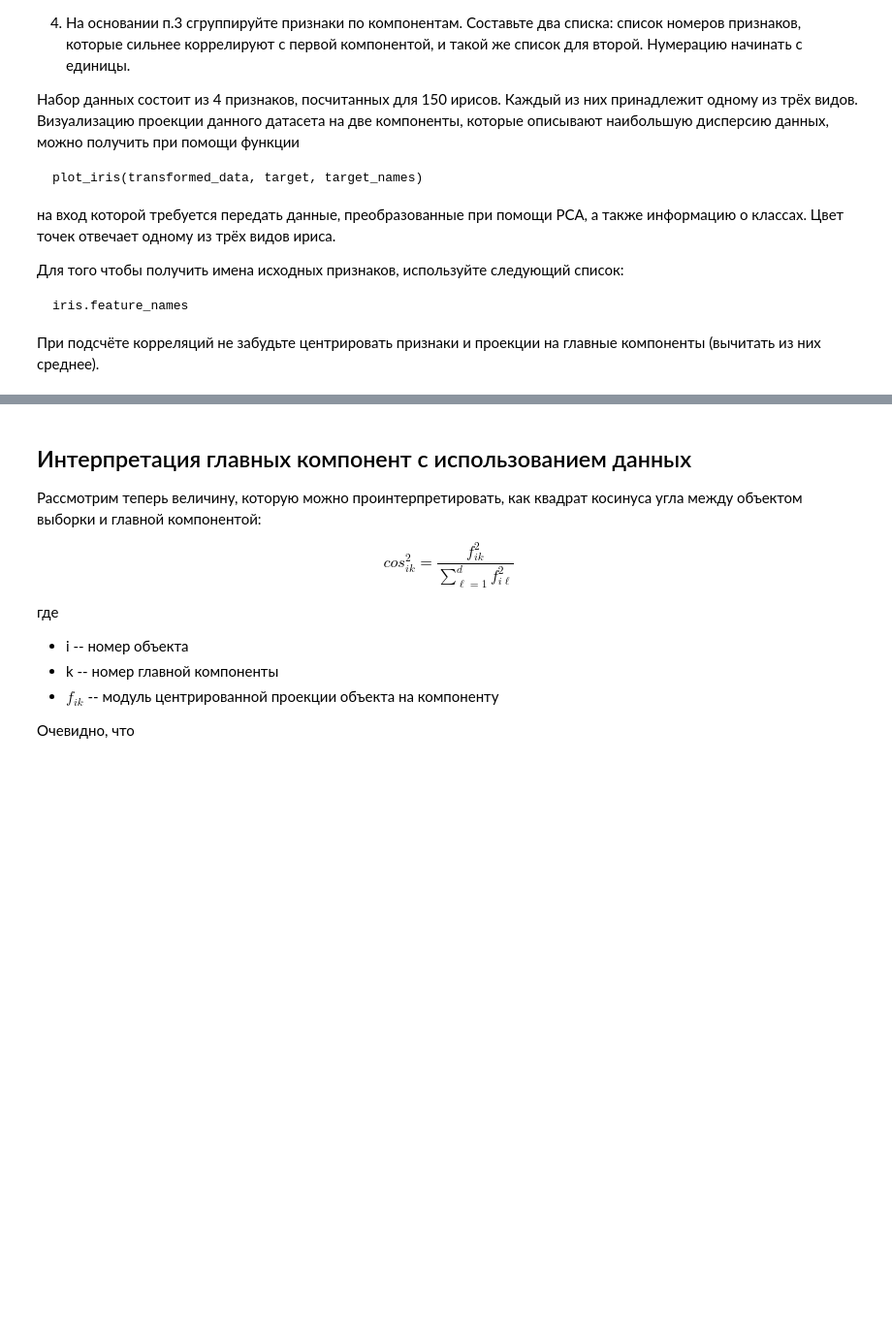
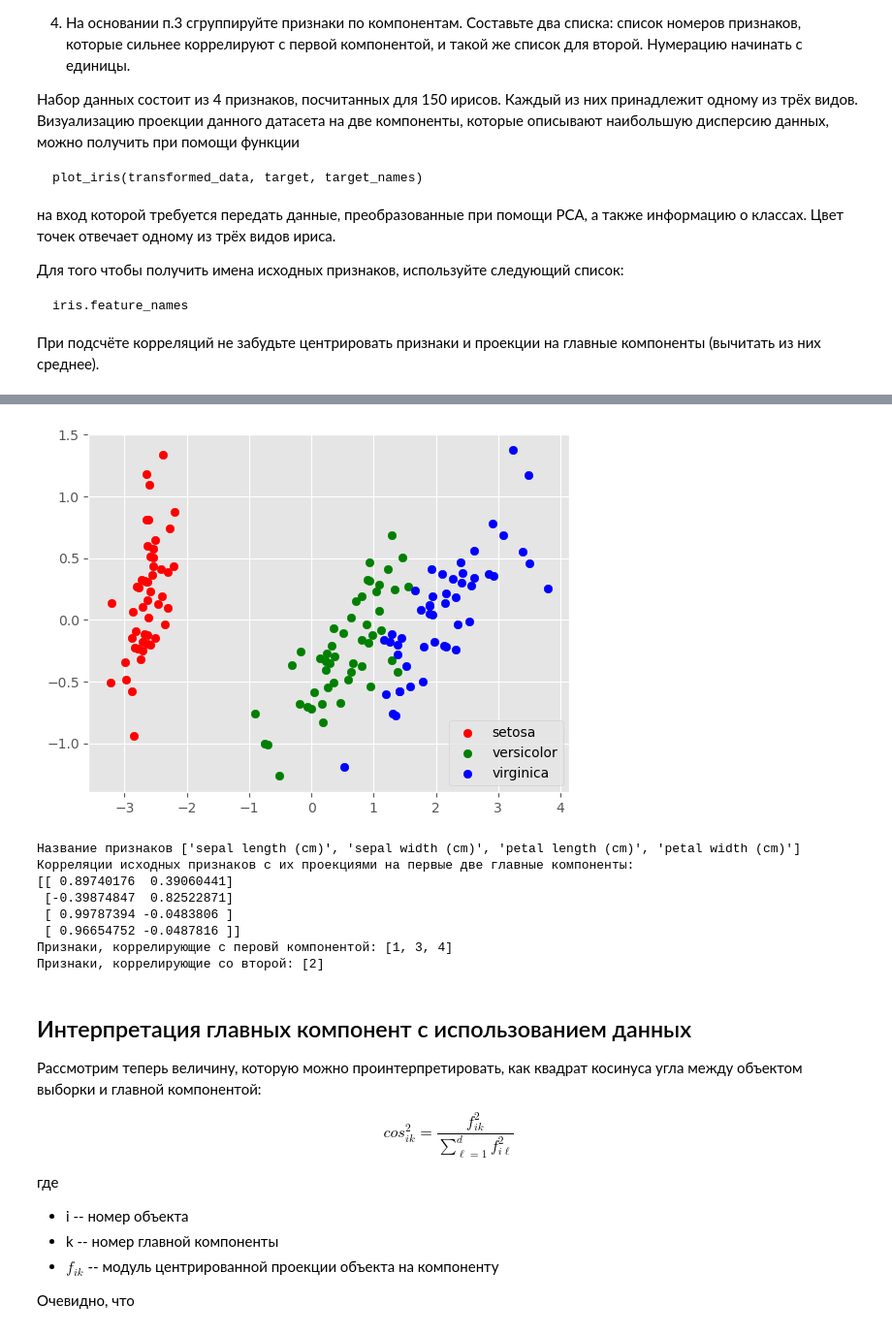
Before and after one commit to Erygfry/DataScience_HW, a Jupyter notebook: HW_6/PCA.ipynb, the cells around one changed output, grey strips where cells are left out. Shown: that part at 97% size. Saved outputs shown, nothing was run; the diff lists cells and outputs as text; code cells hidden in the pictures; blank space fills up the shorter version.

```diff
--- a/HW_6/PCA.ipynb
+++ b/HW_6/PCA.ipynb
@@ -339,3 +360,4 @@ data = iris.data
 print(iris.DESCR)
 target = iris.target
 target_names = iris.target_names
+feature_names = iris.feature_names
@@ -346,3 +382,38 @@ from scipy.stats import pearsonr
+# %%
+from scipy.stats import pearsonr
+
+# your code
+pca = PCA(n_components=2)
+transformed_data = pca.fit_transform(data)
+
+data_centered = data - np.mean(data, axis=0)
+transformed_data_centered = transformed_data - np.mean(transformed_data, axis=0)
+corr = np.zeros((data.shape[1], 2))
+
+for i in range(data.shape[1]):
+    for j in range(2):
+        corr[i, j] = pearsonr(data_centered[:, i], transformed_data_centered[:, j])[0]
+
+max_corr_component = np.argmax(np.abs(corr), axis=1) + 1
+features_first_component = [i + 1 for i, comp in enumerate(max_corr_component) if comp == 1]
+features_second_component = [i + 1 for i, comp in enumerate(max_corr_component) if comp == 2]
+
+plot_iris(transformed_data, target, target_names)
+print("Название признаков", feature_names)
+print("Корреляции исходных признаков с их проекциями на первые две главные компоненты:")
+print(corr)
+print("Признаки, коррелирующие с перовй компонентой:", features_first_component)
+print("Признаки, коррелирующие со второй:", features_second_component)
+# %% [output]
+[figure, added]
+Название признаков ['sepal length (cm)', 'sepal width (cm)', 'petal length (cm)', 'petal width (cm)']
+Корреляции исходных признаков с их проекциями на первые две главные компоненты:
+[[ 0.89740176  0.39060441]
+ [-0.39874847  0.82522871]
+ [ 0.99787394 -0.0483806 ]
+ [ 0.96654752 -0.0487816 ]]
+Признаки, коррелирующие с перовй компонентой: [1, 3, 4]
+Признаки, коррелирующие со второй: [2]
 # %% [markdown]
 ## Интерпретация главных компонент с использованием данных
 
```
Also changed, not shown: parts of 12 cells of this notebook.
